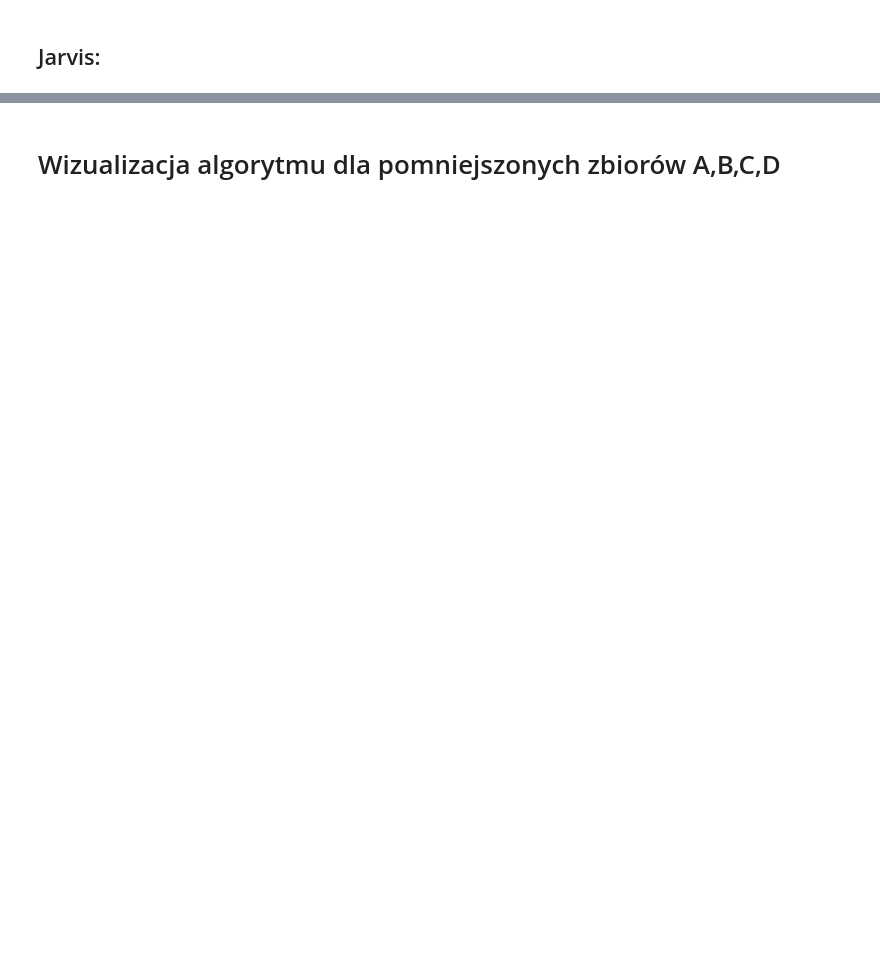
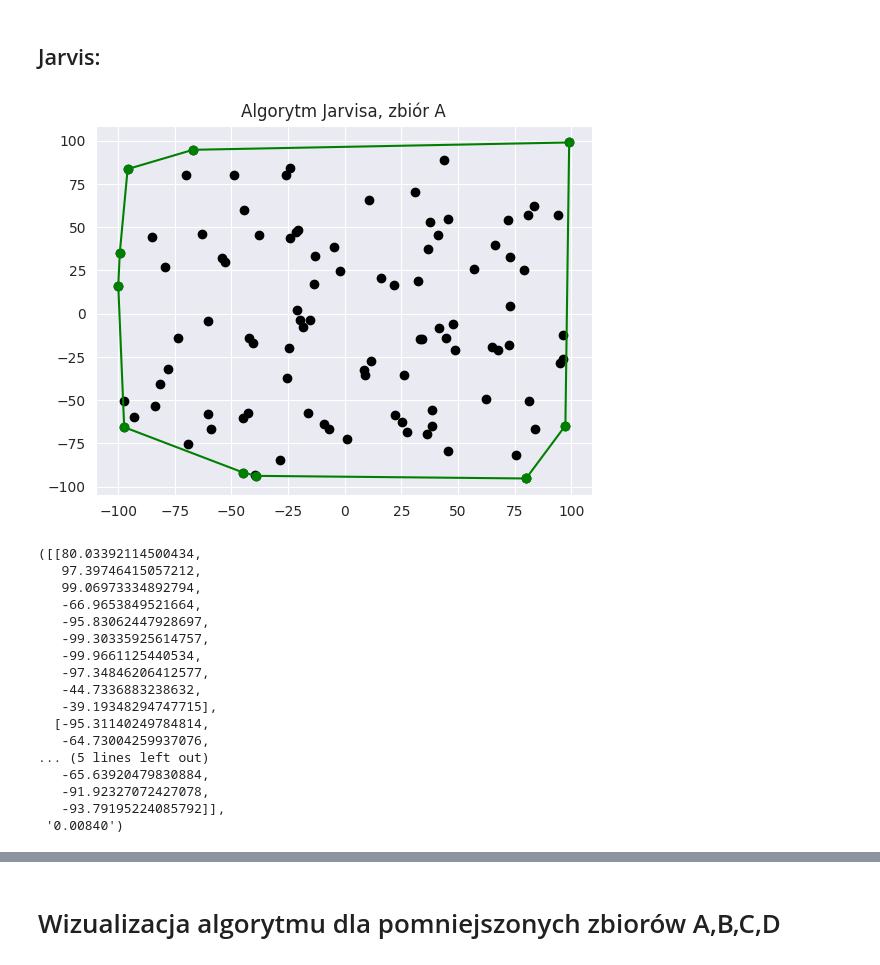
Before and after one commit to Kappaprideer/Geometry_Algorithms, a Jupyter notebook: Lab_2/Labolatorium_2.ipynb, the cells around one changed output, grey strips where cells are left out. Saved outputs shown, nothing was run; the diff lists cells and outputs as text; code cells hidden in the pictures; blank space fills up the shorter version.

```diff
--- a/Lab_2/Labolatorium_2.ipynb
+++ b/Lab_2/Labolatorium_2.ipynb
@@ -510,13 +518,20 @@ def jarvis_algorithm(table, show_steps=False, final_plot=None, save_plots=False,
 
     if measure_time:
         end=time.time()
+    if final_plot:
+        makefinalplot(table,hull,title=final_plot, filename=str(final_plot), SAVE=save_plots, jarvis=True)
+        hull[0]=hull[0][:-1]
+        hull[1]=hull[1][:-1]
+
+    if save_file:
+        convex_hull=pd.DataFrame()
+        convex_hull['X']=hull[0]
+        convex_hull['Y']=hull[1]
+        convex_hull.to_csv(directory+final_plot+"_summary.csv", index=False)
+
+    if measure_time:
         return hull, "{0:.5f}".format(end-start)
-
-
-    if final_plot:
-        makefinalplot(table,hull,title=final_plot, filename=str(final_plot), SAVE=save_plots)
-
-    return [hull[0][:-1],hull[1][:-1]]
+    return hull
 # %% [markdown]
 ## Wizualizacja otoczki dla zbiorów A,B,C,D
 # %% [markdown]
@@ -594,2 +609,23 @@ graham_algorithm(table_d,final_plot="Algorytm Grahama, zbiór D", save_plots=Tru
 # %% [markdown]
 ## Jarvis:
+# %%
+jarvis_algorithm(table_a,final_plot="Algorytm Jarvisa, zbiór A", save_plots=True, measure_time=True, save_file=True)
+# %% [output]
+[figure, added]
+([[80.03392114500434,
+   97.39746415057212,
+   99.06973334892794,
+   -66.9653849521664,
+   -95.83062447928697,
+   -99.30335925614757,
+   -99.9661125440534,
+   -97.34846206412577,
+   -44.7336883238632,
+   -39.19348294747715],
+  [-95.31140249784814,
+   -64.73004259937076,
+... (5 lines left out)
+   -65.63920479830884,
+   -91.92327072427078,
+   -93.79195224085792]],
+ '0.00840')
```
Also changed, not shown: parts of 29 cells of this notebook, 16 other files.
